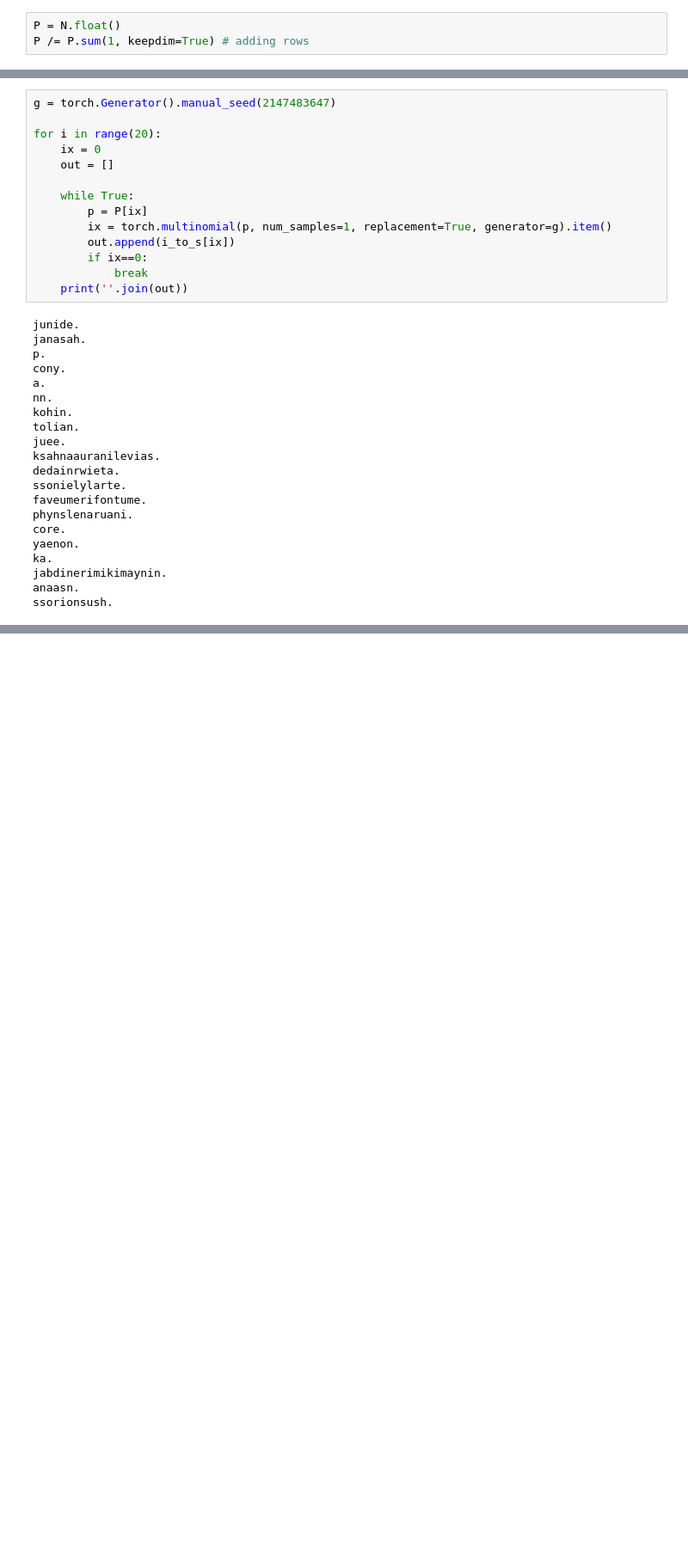
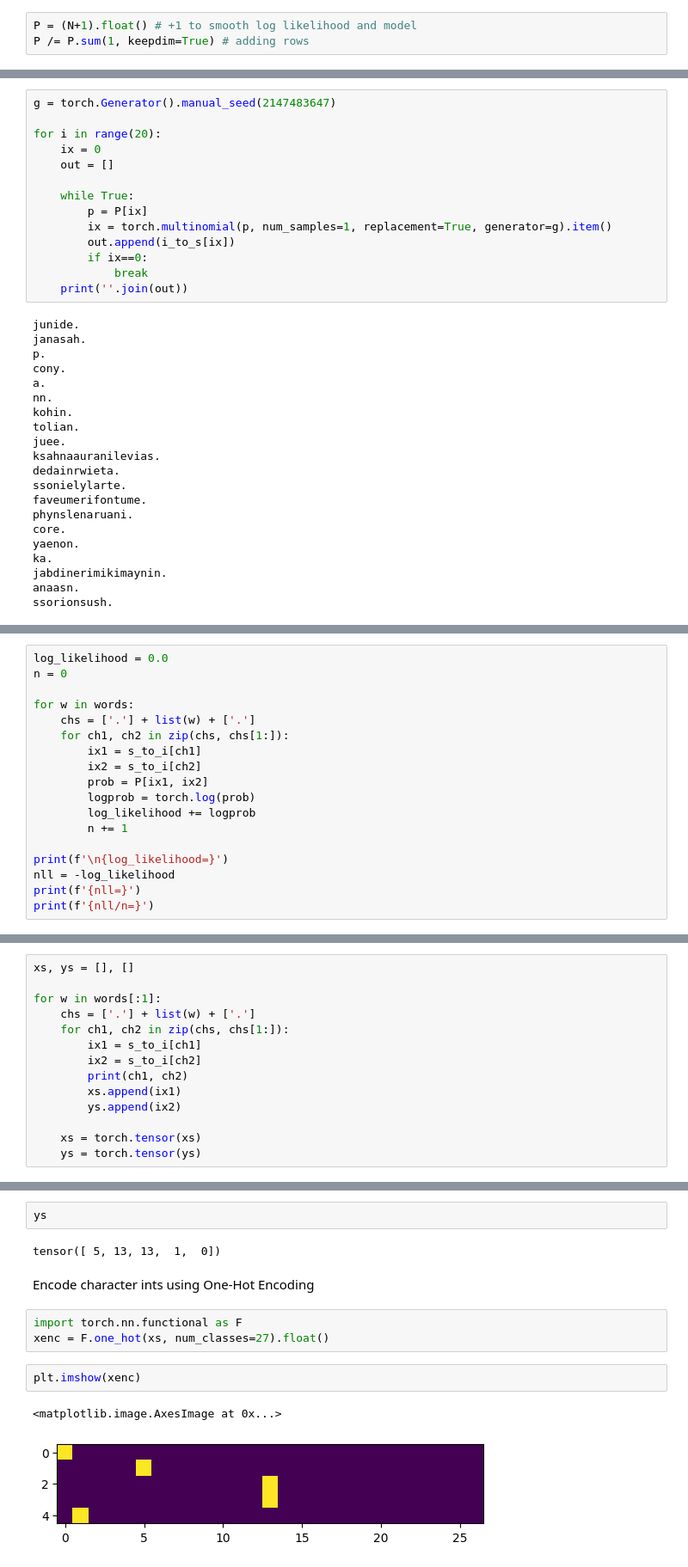
Before and after one commit to satvikg2002/neural-nets, a Jupyter notebook: building makemore/makemore.ipynb, the cells around one changed output, grey strips where cells are left out. Shown at 86% size. Saved outputs shown, nothing was run; the diff lists cells and outputs as text; blank space fills up the shorter version.

Commit message:
single layer NN for Bigram Model completed

```diff
--- a/building makemore/makemore.ipynb
+++ b/building makemore/makemore.ipynb
@@ -138,5 +140,5 @@ i_to_s[ix]
 # %% [output]
 'j'
 # %%
-P = N.float()
+P = (N+1).float() # +1 to smooth log likelihood and model
 P /= P.sum(1, keepdim=True) # adding rows
@@ -177,0 +192,18 @@ ssorionsush.
+# %%
+log_likelihood = 0.0
+n = 0
+
+for w in words:
+    chs = ['.'] + list(w) + ['.']
+    for ch1, ch2 in zip(chs, chs[1:]):
+        ix1 = s_to_i[ch1]
+        ix2 = s_to_i[ch2]
+        prob = P[ix1, ix2]
+        logprob = torch.log(prob)
+        log_likelihood += logprob
+        n += 1
+
+print(f'\n{log_likelihood=}')
+nll = -log_likelihood
+print(f'{nll=}')
+print(f'{nll/n=}')
@@ -177,0 +218,14 @@ ssorionsush.
+# %%
+xs, ys = [], []
+
+for w in words[:1]:
+    chs = ['.'] + list(w) + ['.']
+    for ch1, ch2 in zip(chs, chs[1:]):
+        ix1 = s_to_i[ch1]
+        ix2 = s_to_i[ch2]
+        print(ch1, ch2)
+        xs.append(ix1)
+        ys.append(ix2)
+
+    xs = torch.tensor(xs)
+    ys = torch.tensor(ys)
@@ -177,0 +242,14 @@ ssorionsush.
+# %%
+ys
+# %% [output]
+tensor([ 5, 13, 13,  1,  0])
+# %% [markdown]
+Encode character ints using One-Hot Encoding
+# %%
+import torch.nn.functional as F
+xenc = F.one_hot(xs, num_classes=27).float()
+# %%
+plt.imshow(xenc)
+# %% [output]
+<matplotlib.image.AxesImage at 0x...>
+[figure, added]
```
Also changed, not shown: parts of 27 cells of this notebook.
